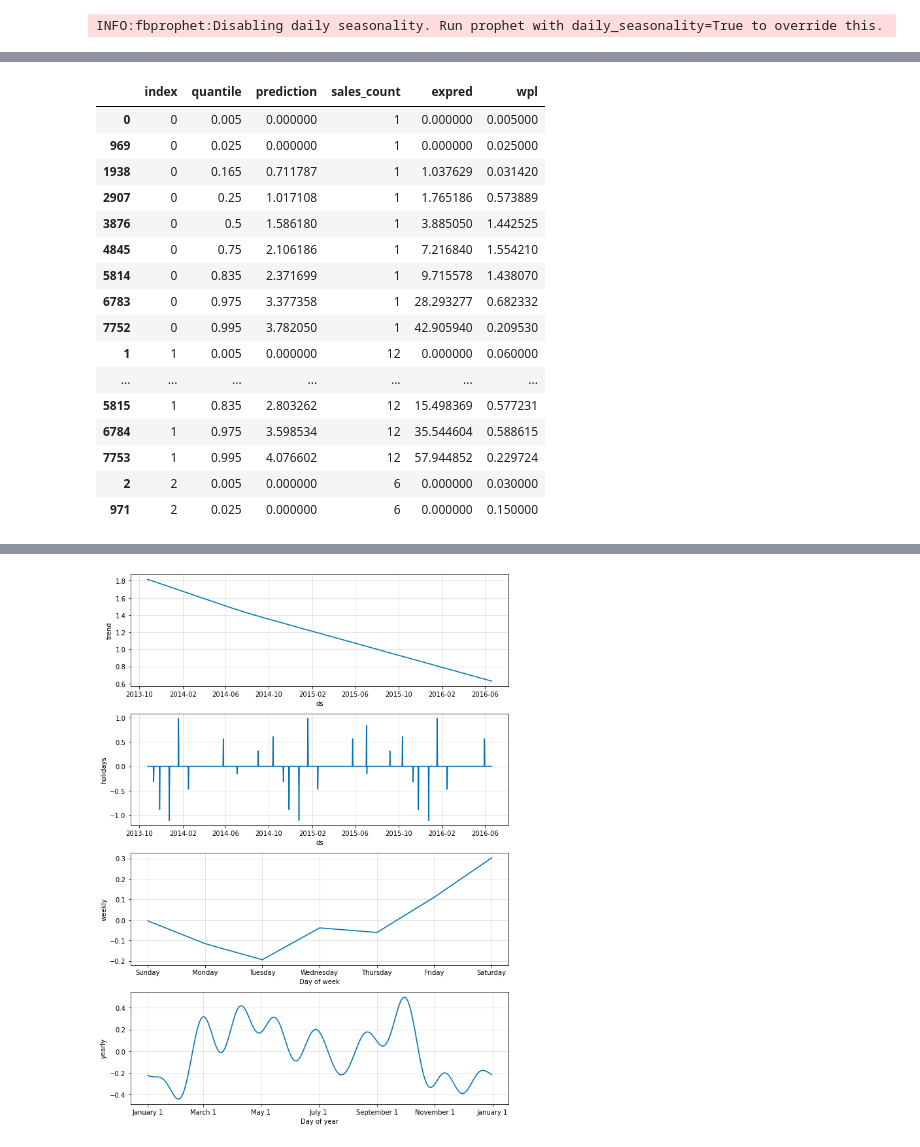
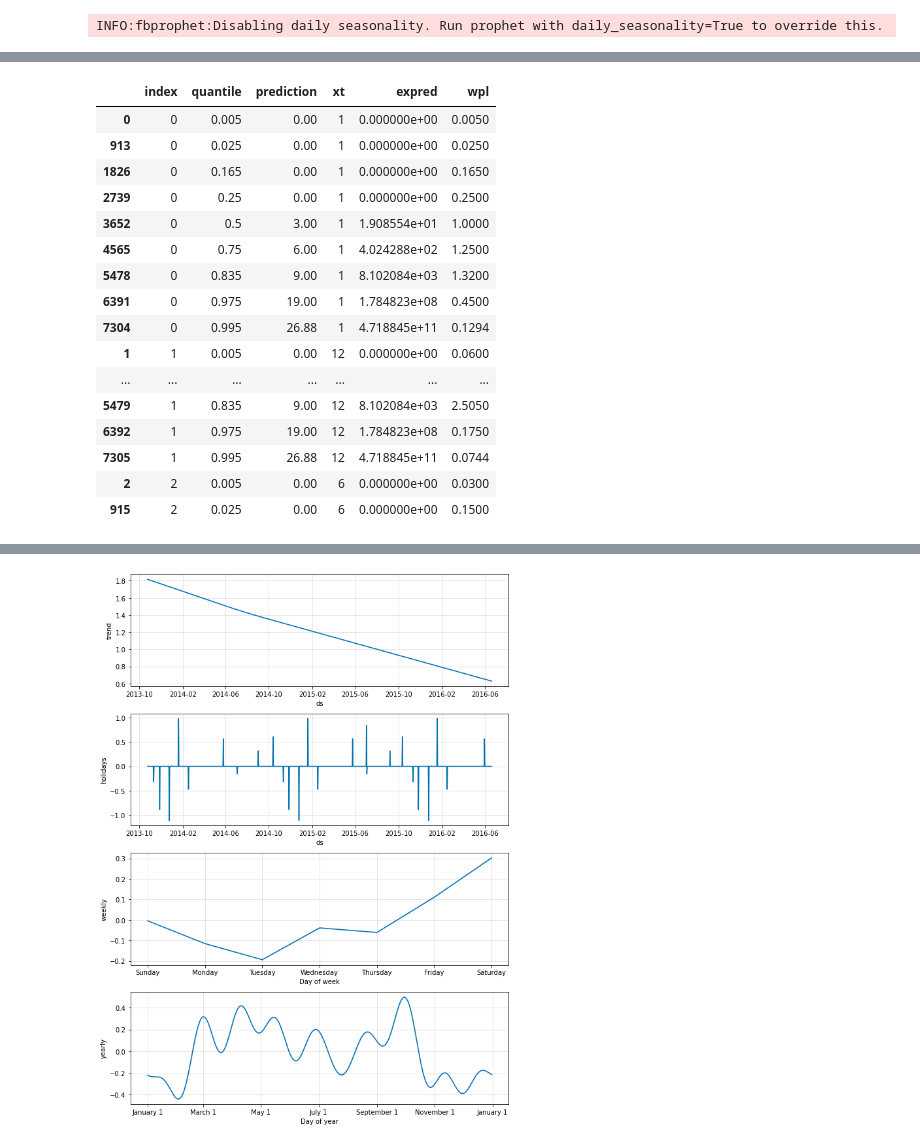
Before and after one commit to chrisgschon/M5Forecasting-Uncertainty, a Jupyter notebook: eda.ipynb, the cells around one changed output, grey strips where cells are left out. Saved outputs shown, nothing was run; the diff lists cells and outputs as text; code cells hidden in the pictures.

```diff
--- a/eda.ipynb
+++ b/eda.ipynb
@@ -52,14 +63,30 @@ def wpl(y_true, y_pred, tau):
     err = y_true - y_pred
     return np.mean(np.max((tau * err, (tau-1) * err), axis = 0))
 
+class EQModel:
+    def __init__(self, x):
+        self.x = x
+    def fit(self, quantiles_list):
+        self.qfit = self.x.quantile(quantiles_list)
+        return self.qfit
+    def predict(self, q):
+        return self.qfit[q]
+    def predict_wide(self, q):
+        tbl = pd.DataFrame(self.qfit)
+        for i in x.index:
+            tbl[i] = tbl[self.x.name]
+        tbl.drop(self.x.name, axis = 1, inplace = True)
+        return(tbl.T)
+
+
 class Series:
     def __init__(self, df, valcol):
         self.df = df
         self.columns = list(df.columns)
         self.valcol = valcol
-        self.tseries = df[valcol]
+        self.tseries = pd.Series(df[valcol]).rename('xt')
         self.tseries_normed = (df[valcol] - df[valcol].mean())/df[valcol].std()
-        self.tseries_log = np.log(2+df[valcol])
+        self.logtseries = np.log(2+df[valcol])
         self.length = len(df[valcol])
         self.description = df[valcol].describe()
 
@@ -86,6 +113,11 @@ class Series:
         fig, ax = plt.subplots(**subplkwargs)
         autocorrelation_plot(sales[self.valcol], ax = ax)
         ax.set_xlim(lags)
+
+    def model_eq(self):
+        model = EQModel(self.tseries)
+        model_fit = model.fit(quantiles_list)
+        return(model, model_fit)
 
     def model_arima(self, data, p=7, d=1, q=0):
         model = ARIMA(data, order=(p,d,q))
@@ -135,7 +167,9 @@ class Series:
 s = Series(sales_df, 'sales_count')
 # %%
 prophparams = {'weekly_seasonality':True, 'add_country_holidays': 'US'}
-model = s.fit_Prophet(ds = 'ds', y = 'log1plusy', **prophparams)
+model = s.fit_Prophet(ds = 'ds', y = 'sales_count', **prophparams)
+eqmodel, eqmodel_fit,  = s.model_eq()
+eq_preds = eqmodel.predict_wide(s.tseries)
 future = model.make_future_dataframe(periods=56)
 forecast = model.predict(future)
 # %% [output]
@@ -155,6 +192,6 @@ quantiles.plot(**{'figsize':(10,8)})
 # %%
 y = s.tseries
-qtidy = quantiles.reset_index().melt(id_vars = ['index'],
+qtidy = eq_preds.reset_index().melt(id_vars = ['index'],
                                     value_vars = [0.005, 0.025, 0.165, 0.25, 0.5, 0.75, 0.835, 0.975, 0.995],
                                     var_name='quantile', value_name = 'prediction')\
                              .merge(y, left_on = 'index', right_index = True)
@@ -162,27 +199,27 @@ qtidy['prediction'] = qtidy['prediction'].map(lambda x: 0 if x < 0 else x)
 # %%
 qtidy['expred'] = np.exp(qtidy['prediction']) - 1
 # %%
-prediction_col = 'expred'
-qtidy['wpl'] = qtidy.apply(lambda x: wpl(x['sales_count'], x[prediction_col], x['quantile']), axis = 1)
+prediction_col = 'prediction'
+qtidy['wpl'] = qtidy.apply(lambda x: wpl(x['xt'], x[prediction_col], x['quantile']), axis = 1)
 qtidy.head(20)
 # %% [output]
-|  | index | quantile | prediction | sales_count | expred | wpl |
-| 0 | 0 | 0.005 | 0.000000 | 1 | 0.000000 | 0.005000 |
-| 969 | 0 | 0.025 | 0.000000 | 1 | 0.000000 | 0.025000 |
-| 1938 | 0 | 0.165 | 0.711787 | 1 | 1.037629 | 0.031420 |
-| 2907 | 0 | 0.25 | 1.017108 | 1 | 1.765186 | 0.573889 |
-| 3876 | 0 | 0.5 | 1.586180 | 1 | 3.885050 | 1.442525 |
-| 4845 | 0 | 0.75 | 2.106186 | 1 | 7.216840 | 1.554210 |
-| 5814 | 0 | 0.835 | 2.371699 | 1 | 9.715578 | 1.438070 |
-| 6783 | 0 | 0.975 | 3.377358 | 1 | 28.293277 | 0.682332 |
-| 7752 | 0 | 0.995 | 3.782050 | 1 | 42.905940 | 0.209530 |
-| 1 | 1 | 0.005 | 0.000000 | 12 | 0.000000 | 0.060000 |
+|  | index | quantile | prediction | xt | expred | wpl |
+| 0 | 0 | 0.005 | 0.00 | 1 | 0.000000e+00 | 0.0050 |
+| 913 | 0 | 0.025 | 0.00 | 1 | 0.000000e+00 | 0.0250 |
+| 1826 | 0 | 0.165 | 0.00 | 1 | 0.000000e+00 | 0.1650 |
+| 2739 | 0 | 0.25 | 0.00 | 1 | 0.000000e+00 | 0.2500 |
+| 3652 | 0 | 0.5 | 3.00 | 1 | 1.908554e+01 | 1.0000 |
+| 4565 | 0 | 0.75 | 6.00 | 1 | 4.024288e+02 | 1.2500 |
+| 5478 | 0 | 0.835 | 9.00 | 1 | 8.102084e+03 | 1.3200 |
+| 6391 | 0 | 0.975 | 19.00 | 1 | 1.784823e+08 | 0.4500 |
+| 7304 | 0 | 0.995 | 26.88 | 1 | 4.718845e+11 | 0.1294 |
+| 1 | 1 | 0.005 | 0.00 | 12 | 0.000000e+00 | 0.0600 |
 | ... | ... | ... | ... | ... | ... | ... |
-| 5815 | 1 | 0.835 | 2.803262 | 12 | 15.498369 | 0.577231 |
-| 6784 | 1 | 0.975 | 3.598534 | 12 | 35.544604 | 0.588615 |
-| 7753 | 1 | 0.995 | 4.076602 | 12 | 57.944852 | 0.229724 |
-| 2 | 2 | 0.005 | 0.000000 | 6 | 0.000000 | 0.030000 |
-| 971 | 2 | 0.025 | 0.000000 | 6 | 0.000000 | 0.150000 |
+| 5479 | 1 | 0.835 | 9.00 | 12 | 8.102084e+03 | 2.5050 |
+| 6392 | 1 | 0.975 | 19.00 | 12 | 1.784823e+08 | 0.1750 |
+| 7305 | 1 | 0.995 | 26.88 | 12 | 4.718845e+11 | 0.0744 |
+| 2 | 2 | 0.005 | 0.00 | 6 | 0.000000e+00 | 0.0300 |
+| 915 | 2 | 0.025 | 0.00 | 6 | 0.000000e+00 | 0.1500 |
 # %%
 qtidy['wpl'].describe()
 # %% [output]
```
Also changed, not shown: parts of 8 cells of this notebook.
